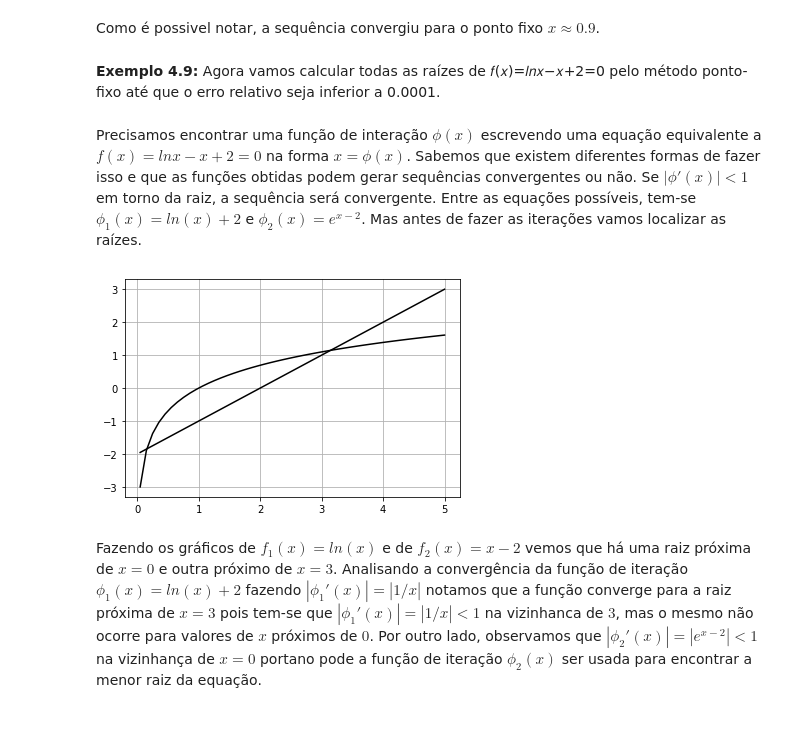
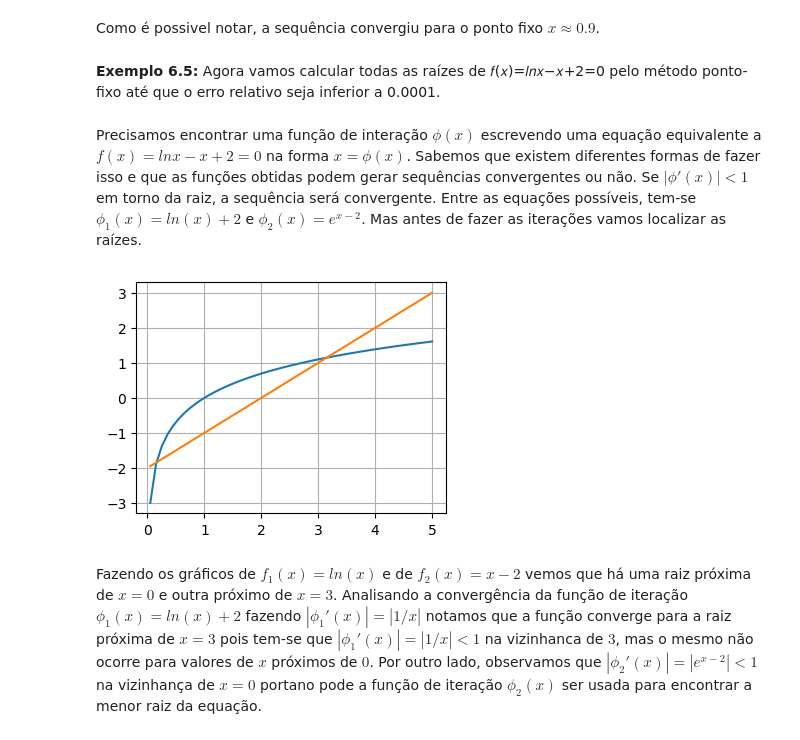
Before and after one commit to tiagoburiol/MatComp_I, a Jupyter notebook: 06_metodos_da_falsa_posicao_e_do_ponto_fixo/06_metodos_da_falsa_posição_e_do_ponto_fixo.ipynb, the cells around one changed output. Drawn from its saved outputs; the diff is of its cells as text; code cells hidden in the pictures.

```diff
--- a/06_metodos_da_falsa_posicao_e_do_ponto_fixo/06_metodos_da_falsa_posição_e_do_ponto_fixo.ipynb
+++ b/06_metodos_da_falsa_posicao_e_do_ponto_fixo/06_metodos_da_falsa_posição_e_do_ponto_fixo.ipynb
@@ -173,16 +169,16 @@ while err>0.001:
 # %% [markdown]
 Como é possivel notar, a sequência convergiu para o ponto fixo $x \approx 0.9$.
 # %% [markdown]
-**Exemplo 4.9:** Agora vamos calcular todas as raízes de 𝑓(𝑥)=𝑙𝑛𝑥−𝑥+2=0 pelo método ponto-fixo até que o erro relativo seja inferior a 0.0001.
+**Exemplo 6.5:** Agora vamos calcular todas as raízes de 𝑓(𝑥)=𝑙𝑛𝑥−𝑥+2=0 pelo método ponto-fixo até que o erro relativo seja inferior a 0.0001.
 # %% [markdown]
 Precisamos encontrar uma função de interação $\phi (x)$ escrevendo uma equação equivalente a $f(x)=lnx−x+2=0$ na forma $x=\phi (x)$. Sabemos que existem diferentes formas de fazer isso e que as funções obtidas podem gerar sequências convergentes ou não. Se $|\phi '(x)|<1$ em torno da raiz, a sequência será convergente. Entre as equações possíveis, tem-se $\phi_1(x)=ln(x)+2$ e $\phi_2(x)=e^{x−2}$. Mas antes de fazer as iterações vamos localizar as raízes.
 # %%
 xi = np.linspace(0.05, 5)
-plt.plot(xi, np.log(xi), xi, xi-2, color="black")
+plt.plot(xi, np.log(xi), xi, xi-2)
 plt.grid()
 plt.show()
 # %% [output]
-[figure, old version]
+[figure, new version]
 # %% [markdown]
 Fazendo os gráficos de $f_1(x)=ln(x)$ e de $f_2(x)=x-2$ vemos que há uma raiz próxima de $x=0$ e outra próximo de $x=3$. Analisando a convergência da função de iteração $\phi_1(x)=ln(x)+2$ fazendo $|\phi_1'(x)|=|1/x|$ notamos que a função converge para a raiz próxima de $x=3$ pois tem-se que $|\phi_1'(x)|=|1/x|<1$ na vizinhanca de $3$, mas o mesmo não ocorre para valores de $x$ próximos de $0$. Por outro lado, observamos que  $|\phi_2'(x)|=|e^{x−2}|<1$ na vizinhança de $x=0$ portano pode a função de iteração $\phi_2(x)$ ser usada para encontrar a menor raiz da equação.
 # %% [markdown]
```
Also changed, not shown: parts of 8 cells of this notebook.
